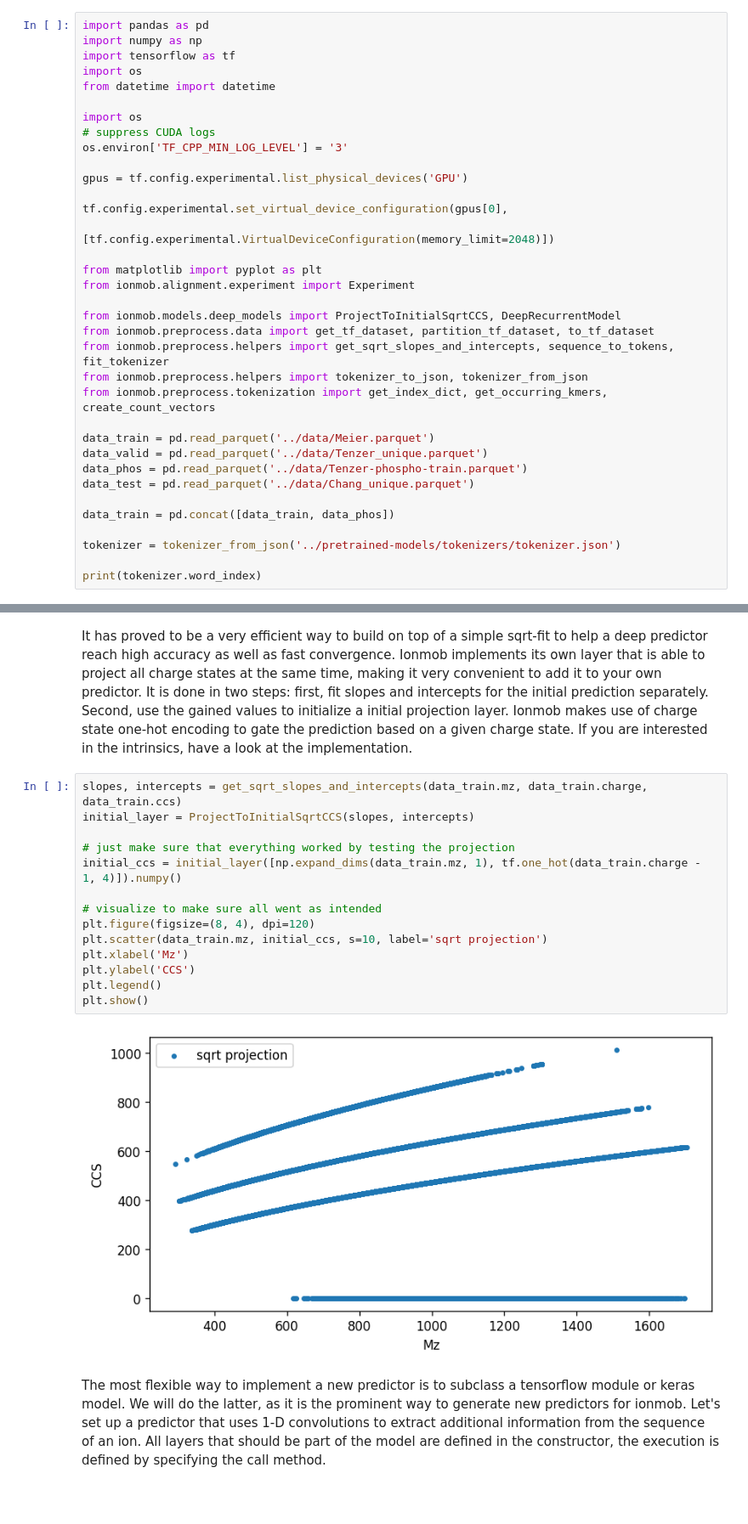
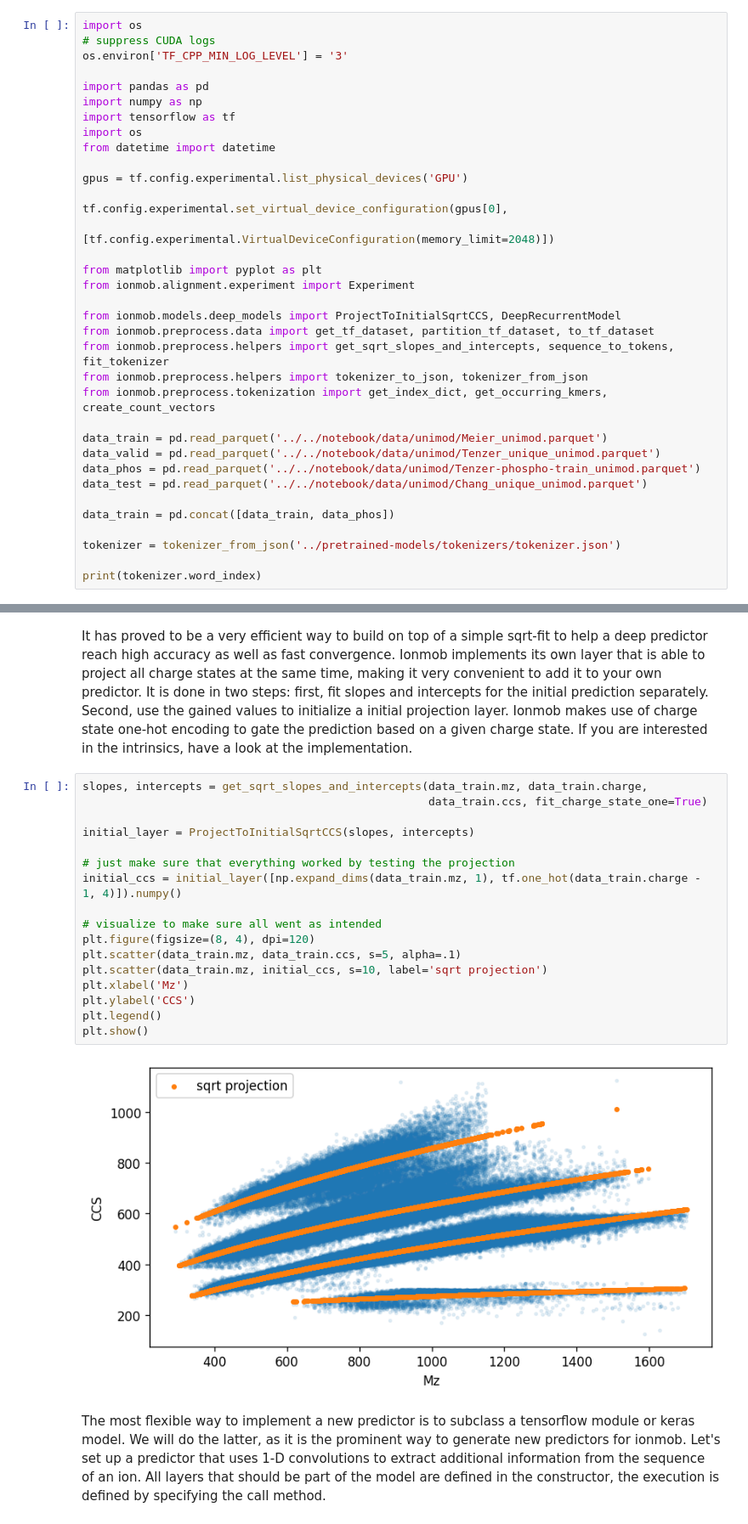
Before and after one commit to theGreatHerrLebert/ionmob, a Jupyter notebook: notebook/DeepModelTraining.ipynb, the cells around one changed output, grey strips where cells are left out. Shown: that part at 85% size. Saved outputs shown, nothing was run; the diff lists cells and outputs as text; blank space fills up the shorter version.

```diff
--- a/notebook/DeepModelTraining.ipynb
+++ b/notebook/DeepModelTraining.ipynb
@@ -9,15 +9,15 @@ Let's use sets from different sources for training, validation and test.
 This way, we make sure that we do not overestimate model performace.
 We will start our model implementation by fitting a tokenizer.
 # %%
+import os
+# suppress CUDA logs
+os.environ['TF_CPP_MIN_LOG_LEVEL'] = '3'
+
 import pandas as pd
 import numpy as np
 import tensorflow as tf
 import os
 from datetime import datetime
-
-import os
-# suppress CUDA logs
-os.environ['TF_CPP_MIN_LOG_LEVEL'] = '3'
 
 gpus = tf.config.experimental.list_physical_devices('GPU')
 
@@ -33,10 +33,10 @@ from ionmob.preprocess.helpers import get_sqrt_slopes_and_intercepts, sequence_t
 from ionmob.preprocess.helpers import tokenizer_to_json, tokenizer_from_json
 from ionmob.preprocess.tokenization import get_index_dict, get_occurring_kmers, create_count_vectors
 
-data_train = pd.read_parquet('../data/Meier.parquet')
-data_valid = pd.read_parquet('../data/Tenzer_unique.parquet')
-data_phos = pd.read_parquet('../data/Tenzer-phospho-train.parquet')
-data_test = pd.read_parquet('../data/Chang_unique.parquet')
+data_train = pd.read_parquet('../../notebook/data/unimod/Meier_unimod.parquet')
+data_valid = pd.read_parquet('../../notebook/data/unimod/Tenzer_unique_unimod.parquet')
+data_phos = pd.read_parquet('../../notebook/data/unimod/Tenzer-phospho-train_unimod.parquet')
+data_test = pd.read_parquet('../../notebook/data/unimod/Chang_unique_unimod.parquet')
 
 data_train = pd.concat([data_train, data_phos])
 
@@ -64,21 +80,24 @@ Second, use the gained values to initialize a initial projection layer.
 Ionmob makes use of charge state one-hot encoding to gate the prediction based on a given charge state.
 If you are interested in the intrinsics, have a look at the implementation.
 # %%
-slopes, intercepts = get_sqrt_slopes_and_intercepts(data_train.mz, data_train.charge, data_train.ccs)
+slopes, intercepts = get_sqrt_slopes_and_intercepts(data_train.mz, data_train.charge,
+                                                    data_train.ccs, fit_charge_state_one=True)
+
 initial_layer = ProjectToInitialSqrtCCS(slopes, intercepts)
 
 # just make sure that everything worked by testing the projection
 initial_ccs = initial_layer([np.expand_dims(data_train.mz, 1), tf.one_hot(data_train.charge - 1, 4)]).numpy()
 
 # visualize to make sure all went as intended
 plt.figure(figsize=(8, 4), dpi=120)
+plt.scatter(data_train.mz, data_train.ccs, s=5, alpha=.1)
 plt.scatter(data_train.mz, initial_ccs, s=10, label='sqrt projection')
 plt.xlabel('Mz')
 plt.ylabel('CCS')
 plt.legend()
 plt.show()
 # %% [output]
-[figure, old version]
+[figure, new version]
 # %% [markdown]
 The most flexible way to implement a new predictor is to subclass a tensorflow module or keras model.
 We will do the latter, as it is the prominent way to generate new predictors for ionmob.
```
Also changed, not shown: parts of 5 cells of this notebook, 4 other files.
